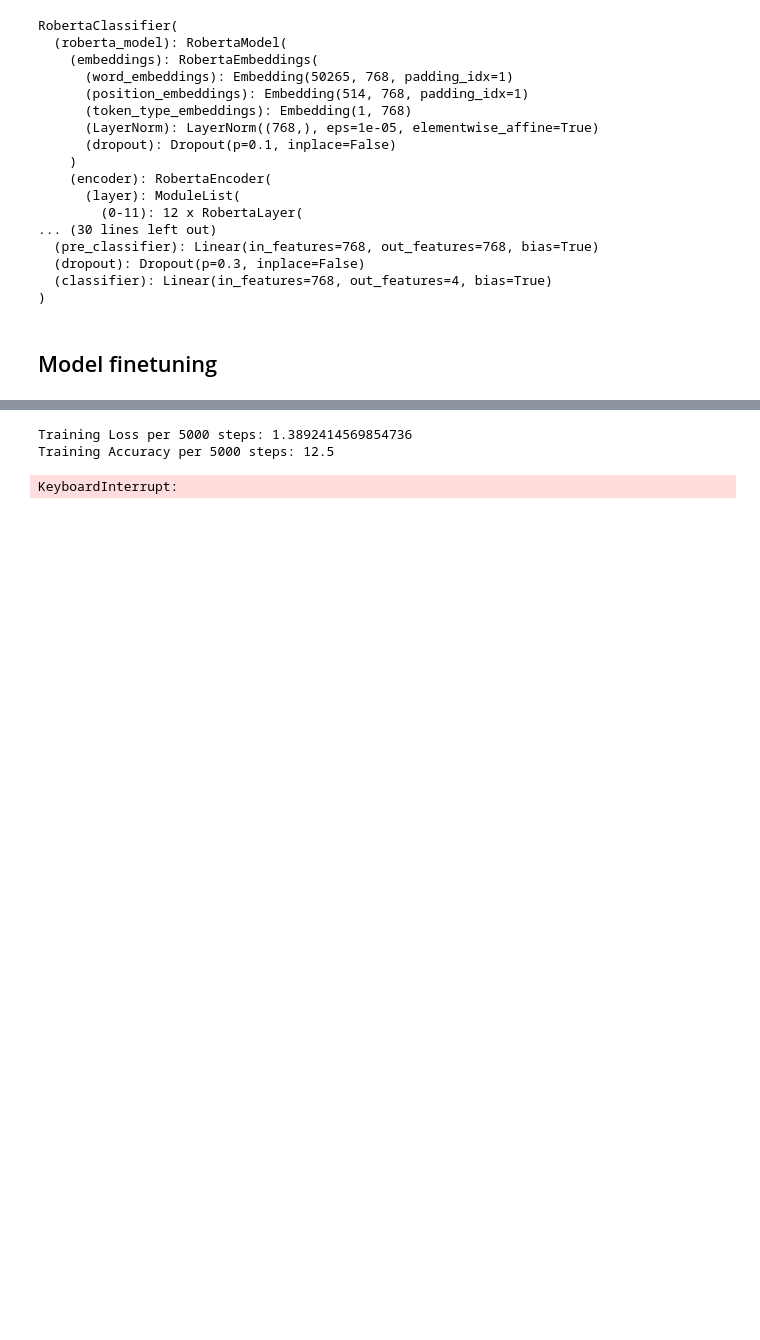
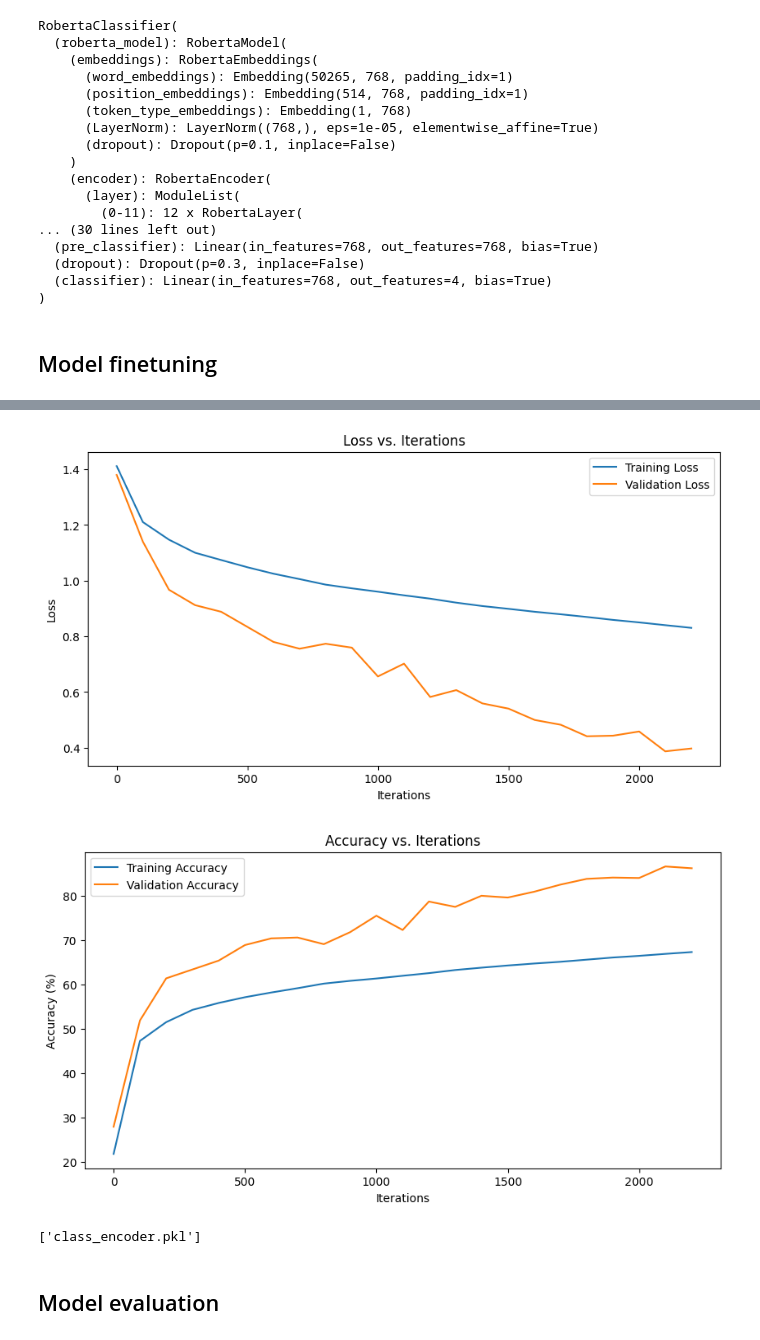
Before and after one commit to nassimwalha/sentiment_analysis, a Jupyter notebook: Aufgabe_A.ipynb, the cells around one changed output, grey strips where cells are left out. Cells and saved outputs as stored; diff of their text form; code cells hidden in the pictures; blank space fills up the shorter version.

```diff
--- a/Aufgabe_A.ipynb
+++ b/Aufgabe_A.ipynb
@@ -484,9 +493,9 @@ device = 'cuda' if cuda.is_available() else 'cpu'
 # %%
 MAX_LEN = 350
-TRAIN_BATCH_SIZE = 8
-VALID_BATCH_SIZE = 4
+TRAIN_BATCH_SIZE = 32
+VALID_BATCH_SIZE = 256
 EPOCHS = 1
-LEARNING_RATE = 1e-05
+LEARNING_RATE = 3e-05 #Was 1e-05
 tokenizer = RobertaTokenizer.from_pretrained('roberta-base', truncation=True, do_lower_case=True)
 # %%
 class SentimentData(Dataset):
@@ -636,8 +764,24 @@ def train(epoch):
-# %%
-EPOCHS = 1
-for epoch in range(EPOCHS):
-    train(epoch)
-# %% [output]
-Training Loss per 5000 steps: 1.3892414569854736
-Training Accuracy per 5000 steps: 12.5
-KeyboardInterrupt:
+# %%
+# Plot Training and Validation Loss
+plt.figure(figsize=(10, 5))
+x_axis = [100*i for i in range(len(training_losses))]
+plt.plot(x_axis, training_losses, label='Training Loss')
+plt.plot(x_axis, validation_losses, label='Validation Loss')
+plt.title('Loss vs. Iterations')
+plt.xlabel('Iterations')
+plt.ylabel('Loss')
+plt.legend()
+plt.show()
+
+# Plot Training and Validation Accuracy
+plt.figure(figsize=(10, 5))
+plt.plot(x_axis, training_accuracies, label='Training Accuracy')
+plt.plot(x_axis, validation_accuracies, label='Validation Accuracy')
+plt.title('Accuracy vs. Iterations')
+plt.xlabel('Iterations')
+plt.ylabel('Accuracy (%)')
+plt.legend()
+plt.show()
+# %% [output]
+[figure, added]
+[figure, added]
@@ -643,0 +793,8 @@ KeyboardInterrupt:
+# %%
+#Saving the label encoder
+import joblib
+joblib.dump(class_encoder, 'class_encoder.pkl')
+# %% [output]
+['class_encoder.pkl']
+# %% [markdown]
+## Model evaluation
```
Also changed, not shown: parts of 17 cells of this notebook, 3 other files.
